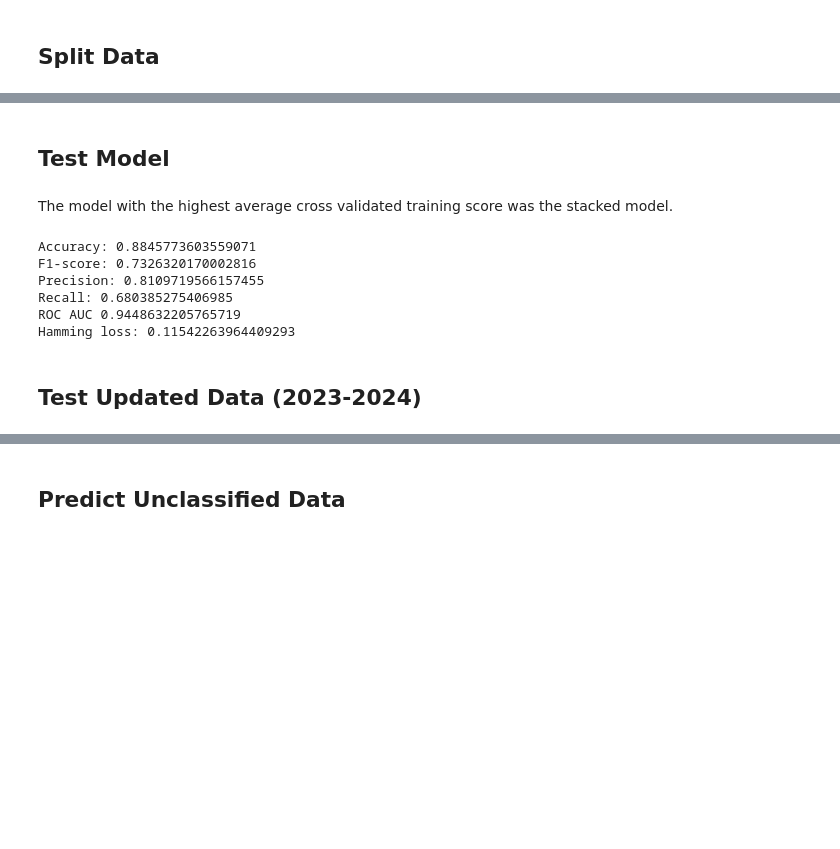
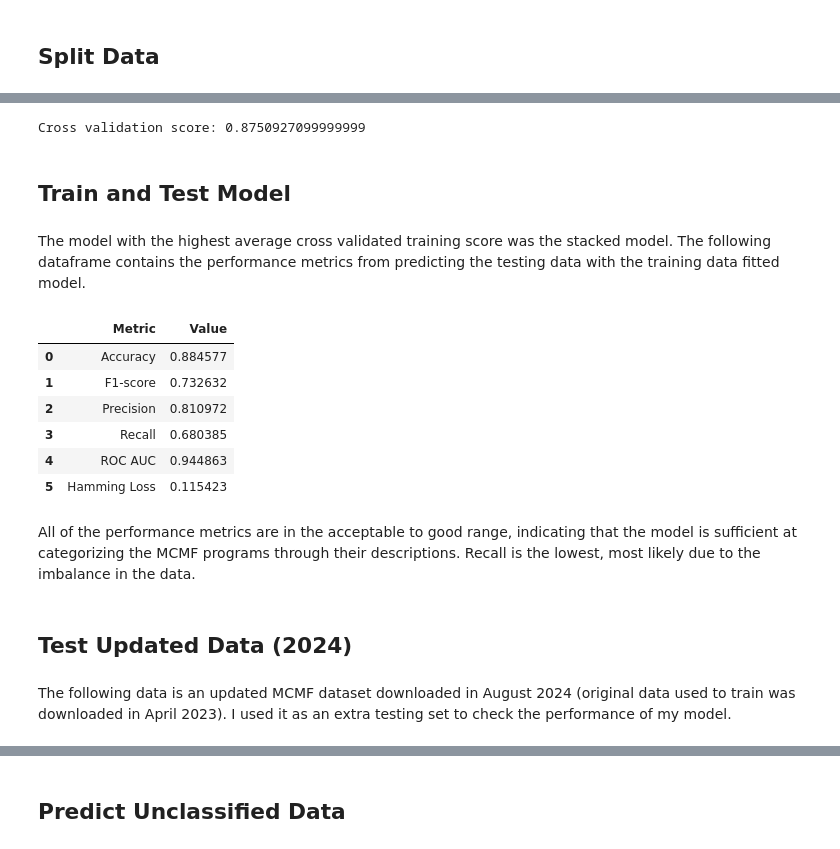
Before and after one commit to emmayu18/MCMF-project, a Jupyter notebook: model/text_classification.ipynb, the cells around one changed output, grey strips where cells are left out. Drawn from its saved outputs; the diff is of its cells as text; code cells hidden in the pictures; blank space fills up the shorter version.

```diff
--- a/model/text_classification.ipynb
+++ b/model/text_classification.ipynb
@@ -274,10 +252,10 @@ svm_grid = {"C": [0.01, 0.1, 1, 10]}
 svm_grid_search = GridSearchCV(estimator = svm,
                                param_grid = svm_grid,
                                scoring = "accuracy",
-                               cv = StratifiedKFold(),
-                               verbose = 2)
+                               cv = StratifiedKFold())
 svm_grid_search = svm_grid_search.fit(X_train_tfidf, y_train)
 svm.set_params(**svm_grid_search.best_params_)
+
 print("Best parameters: ", svm_grid_search.best_params_)
 print("Best score: ", svm_grid_search.best_score_)
 # %% [output]
@@ -303,14 +266,15 @@ Best score:  0.872991347342398
 # %%
 knn = KNeighborsClassifier()
-knn_grid = {"n_neighbors": np.arange(1, 10, 2), "weights": ["uniform", "distance"]}
+knn_grid = {"n_neighbors": np.arange(1, 10, 2),
+            "weights": ["uniform", "distance"]}
 
 knn_grid_search = GridSearchCV(estimator = knn,
                                param_grid = knn_grid,
                                scoring = "accuracy",
-                               cv = StratifiedKFold(),
-                               verbose = 2)
+                               cv = StratifiedKFold())
 knn_grid_search = knn_grid_search.fit(X_train_tfidf, y_train)
 knn.set_params(**knn_grid_search.best_params_)
+
 print("Best parameters: ", knn_grid_search.best_params_)
 print("Best score: ", knn_grid_search.best_score_)
 # %% [output]
@@ -336,10 +285,3 @@ Best score:  0.8121755253399259
-# %%
-# DELETE
-# lr = LogisticRegression(C = 10)
-# nb = MultinomialNB(alpha = 0.001)
-rf = RandomForestClassifier(max_depth = None, n_estimators = 200)
-# svm = LinearSVC(C = 1)
-knn = KNeighborsClassifier(n_neighbors = 1, weights = "uniform")
 # %%
 estimators = [('lr', lr),
               ('nb', nb),
@@ -349,34 +291,46 @@ estimators = [('lr', lr),
              ]
 
 stack = StackingClassifier(estimators = estimators,
-                           final_estimator = LogisticRegression(),
-                           cv = 5)
+                           final_estimator = LogisticRegression())
 # %%
-np.mean(cross_val_score(stack, X_train_tfidf, y_train, cv=5))
+print("Cross validation score:", np.mean(cross_val_score(stack, X_train_tfidf, y_train, cv=5)))
+# %% [output]
+Cross validation score: 0.8750927099999999
 # %% [markdown]
-## Test Model
+## Train and Test Model
 # %% [markdown]
-The model with the highest average cross validated training score was the stacked model.
+The model with the highest average cross validated training score was the stacked model. The following dataframe contains the performance metrics from predicting the testing data with the training data fitted model.
 # %%
 stack_fitted = stack.fit(X_train_tfidf, y_train)
 y_pred_stack = stack_fitted.predict(X_test_tfidf)
 y_pred_prob = stack_fitted.predict_proba(X_test_tfidf)
 # %%
-print("Accuracy:", accuracy_score(y_test, y_pred_stack))
-print("F1-score:", f1_score(y_test, y_pred_stack, average = "macro"))
-print("Precision:", precision_score(y_test, y_pred_stack, average = 'macro'))
-print("Recall:", recall_score(y_test, y_pred_stack, average = 'macro'))
-print("ROC AUC", roc_auc_score(y_test, y_pred_prob, multi_class = 'ovo'))
-print("Hamming loss:", hamming_loss(y_test, y_pred_stack))
+pd.DataFrame({"Metric": ["Accuracy",
+                         "F1-score",
+                         "Precision",
+                         "Recall",
+                         "ROC AUC",
+                         "Hamming Loss"],
+              "Value": [accuracy_score(y_test, y_pred_stack),
+                        f1_score(y_test, y_pred_stack, average = "macro"),
+                        precision_score(y_test, y_pred_stack, average = 'macro'),
+                        recall_score(y_test, y_pred_stack, average = 'macro'),
+                        roc_auc_score(y_test, y_pred_prob, multi_class = 'ovo'),
+                        hamming_loss(y_test, y_pred_stack)]})
 # %% [output]
-Accuracy: 0.8845773603559071
-F1-score: 0.7326320170002816
-Precision: 0.8109719566157455
-Recall: 0.680385275406985
-ROC AUC 0.9448632205765719
-Hamming loss: 0.11542263964409293
+|  | Metric | Value |
+| 0 | Accuracy | 0.884577 |
+| 1 | F1-score | 0.732632 |
+| 2 | Precision | 0.810972 |
+| 3 | Recall | 0.680385 |
+| 4 | ROC AUC | 0.944863 |
+| 5 | Hamming Loss | 0.115423 |
+# %% [markdown]
+All of the performance metrics are in the acceptable to good range, indicating that the model is sufficient at categorizing the MCMF programs through their descriptions. Recall is the lowest, most likely due to the imbalance in the data.
 # %% [markdown]
-## Test Updated Data (2023-2024)
+## Test Updated Data (2024)
+# %% [markdown]
+The following data is an updated MCMF dataset downloaded in August 2024 (original data used to train was downloaded in April 2023). I used it as an extra testing set to check the performance of my model.
 # %%
 new_dat = pd.read_csv("../data/wrangle/new_data_clean.csv").drop("Unnamed: 0", axis = 1)
 new_dat['clean_text'] = new_dat['description'].apply(lambda x: finalpreprocess(x))
```
Also changed, not shown: parts of 27 cells of this notebook, 2 other files.
